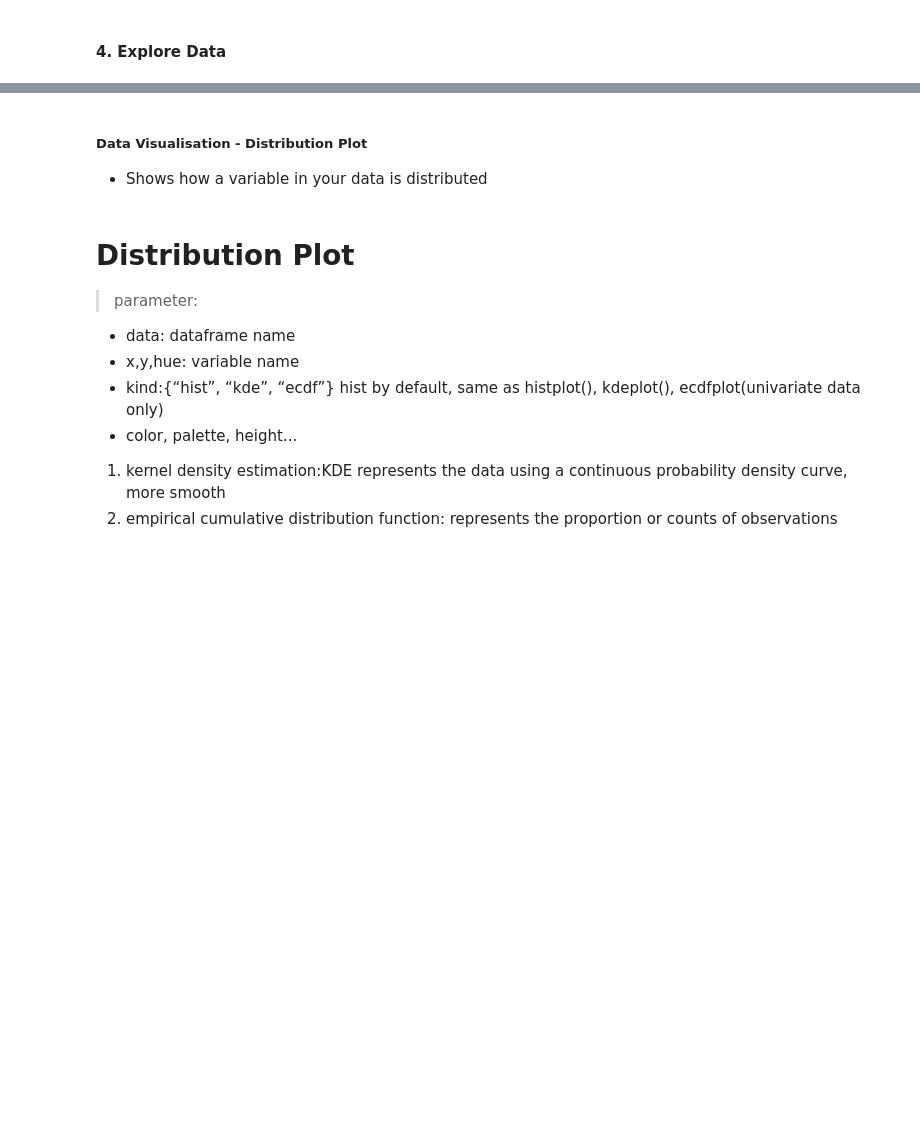
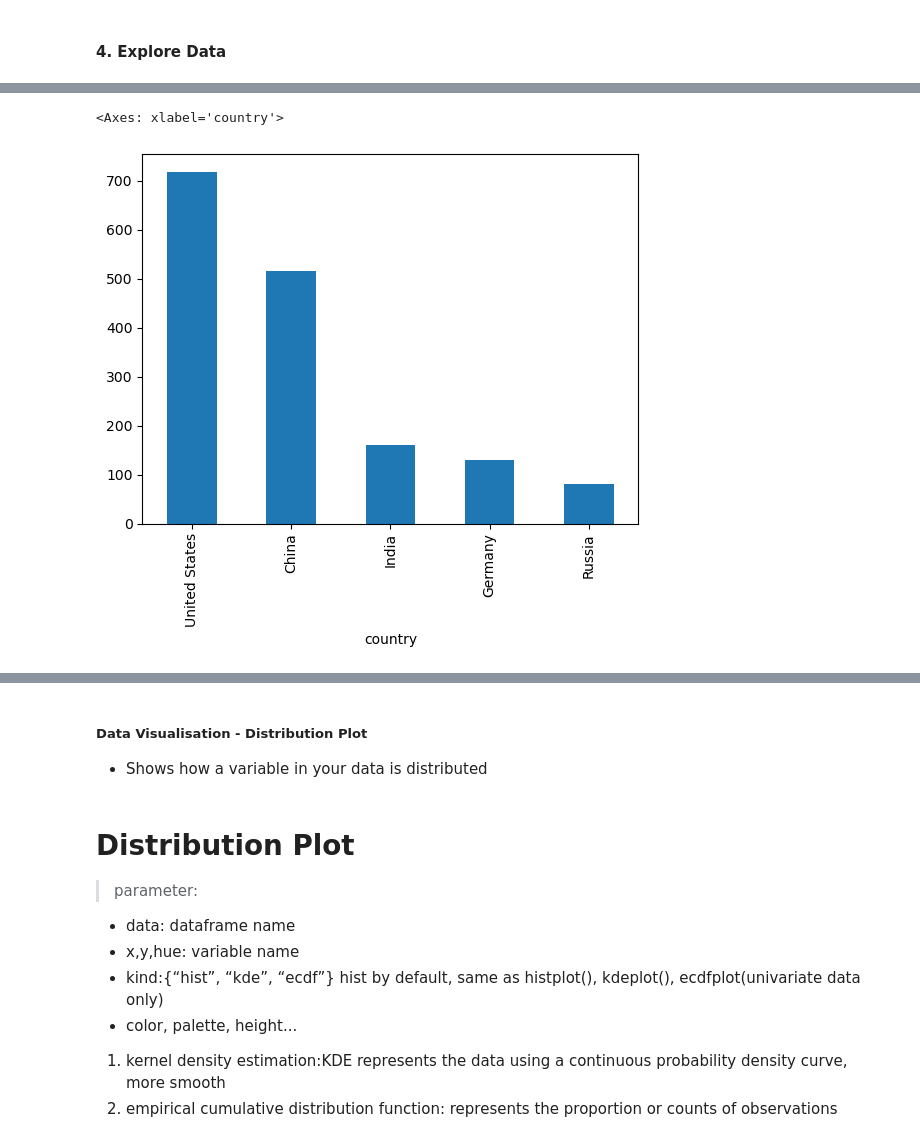
Before and after one commit to DACSIM/DSA-Curriculum, a Jupyter notebook: DSA-002-Python_Recap_EDA_and_ML_introduction/DS_2024_Python_EDA_Recap_[Blank].ipynb, the cells around one changed output, grey strips where cells are left out. Cells and saved outputs as stored; diff of their text form; code cells hidden in the pictures; blank space fills up the shorter version.

```diff
--- a/DSA-002-Python_Recap_EDA_and_ML_introduction/DS_2024_Python_EDA_Recap_[Blank].ipynb
+++ b/DSA-002-Python_Recap_EDA_and_ML_introduction/DS_2024_Python_EDA_Recap_[Blank].ipynb
@@ -47,5 +161,9 @@
 # %%
 # Finding the country with the highest number of billionaires
+forbes['country'].value_counts()[:5].plot(kind='bar')
+# %% [output]
+<Axes: xlabel='country'>
+[figure, added]
 # %%
 #display the top 3 countries with the most billionaries
 # %%
```
Also changed, not shown: parts of 35 cells of this notebook, 2 other files.
